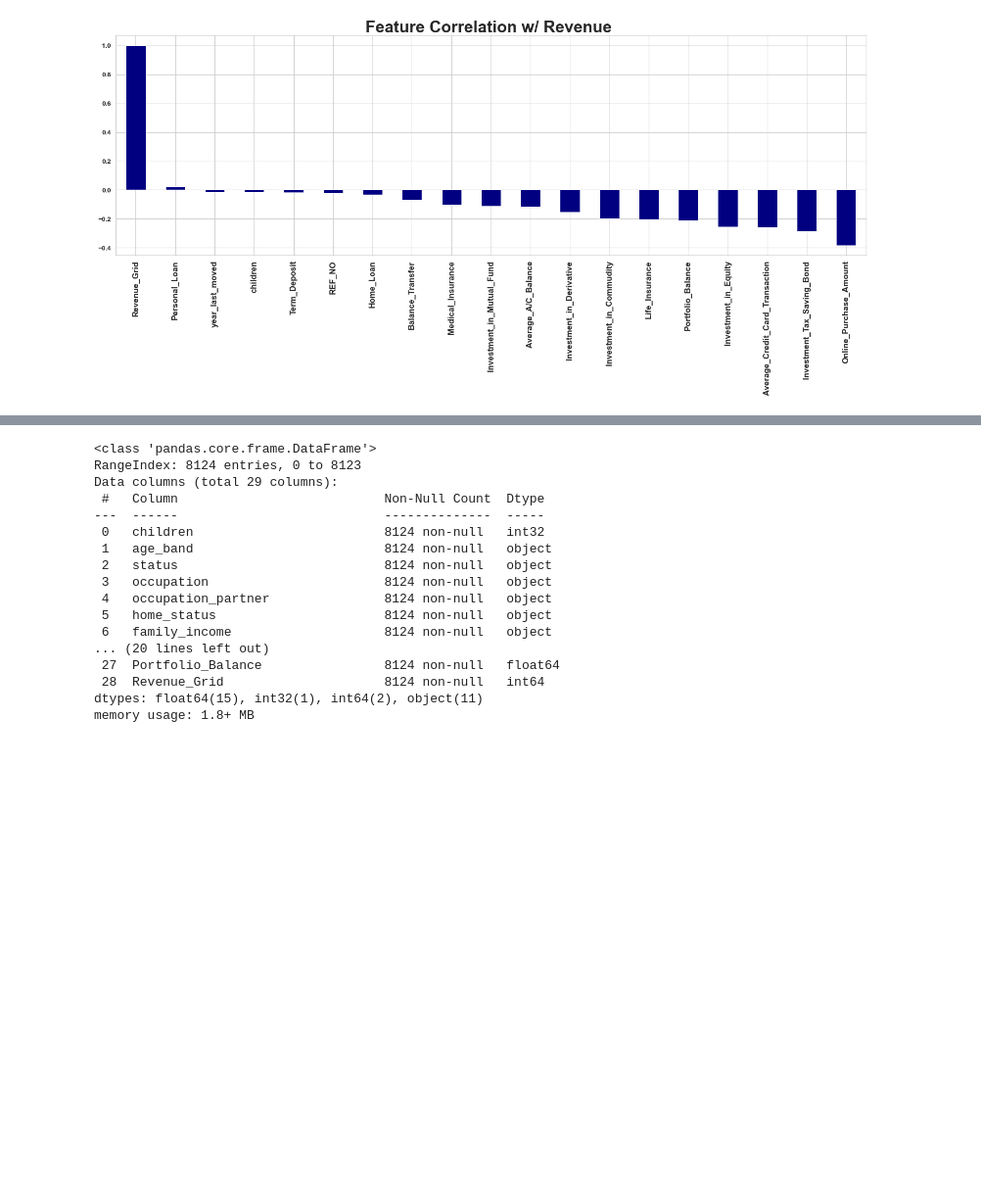
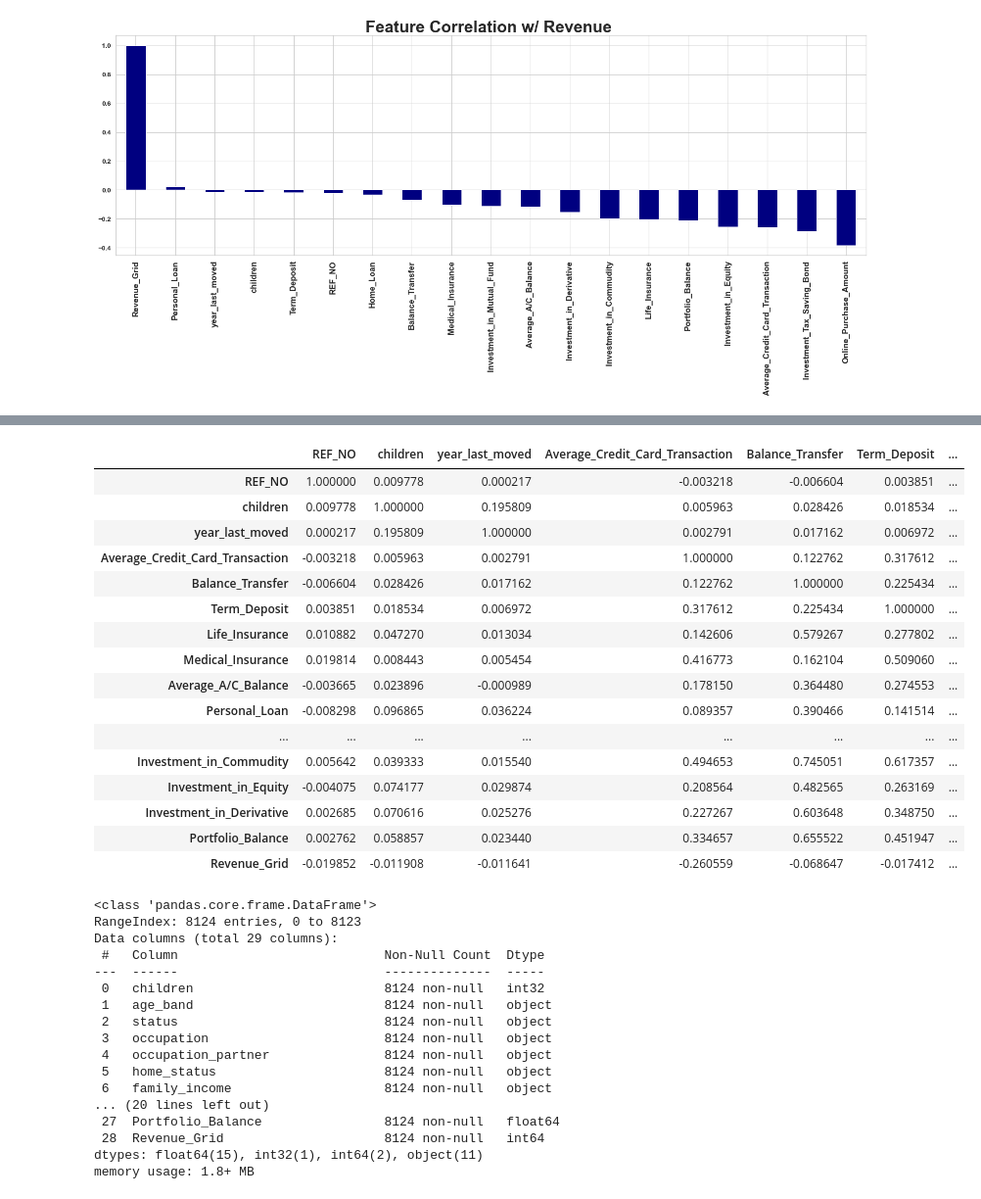
Before and after one commit to Karunakarbugide/Customer-Classification, a Jupyter notebook: customerClassification.ipynb, the cells around one changed output, grey strips where cells are left out. Shown at 98% size. Drawn from its saved outputs; the diff is of its cells as text; code cells hidden in the pictures; blank space fills up the shorter version.

```diff
--- a/customerClassification.ipynb
+++ b/customerClassification.ipynb
@@ -634,5 +638,25 @@ x = sns.heatmap(df_train.corr(), cmap = 'YlGnBu')
 # %%
 #sns.pairplot(df_train, hue='Revenue_Grid')
+# %%
+df_train.corr()
+# %% [output]
+|  | REF_NO | children | year_last_moved | Average_Credit_Card_Transaction | Balance_Transfer | Term_Deposit | ... |
+| REF_NO | 1.000000 | 0.009778 | 0.000217 | -0.003218 | -0.006604 | 0.003851 | ... |
+| children | 0.009778 | 1.000000 | 0.195809 | 0.005963 | 0.028426 | 0.018534 | ... |
+| year_last_moved | 0.000217 | 0.195809 | 1.000000 | 0.002791 | 0.017162 | 0.006972 | ... |
+| Average_Credit_Card_Transaction | -0.003218 | 0.005963 | 0.002791 | 1.000000 | 0.122762 | 0.317612 | ... |
+| Balance_Transfer | -0.006604 | 0.028426 | 0.017162 | 0.122762 | 1.000000 | 0.225434 | ... |
+| Term_Deposit | 0.003851 | 0.018534 | 0.006972 | 0.317612 | 0.225434 | 1.000000 | ... |
+| Life_Insurance | 0.010882 | 0.047270 | 0.013034 | 0.142606 | 0.579267 | 0.277802 | ... |
+| Medical_Insurance | 0.019814 | 0.008443 | 0.005454 | 0.416773 | 0.162104 | 0.509060 | ... |
+| Average_A/C_Balance | -0.003665 | 0.023896 | -0.000989 | 0.178150 | 0.364480 | 0.274553 | ... |
+| Personal_Loan | -0.008298 | 0.096865 | 0.036224 | 0.089357 | 0.390466 | 0.141514 | ... |
+| ... | ... | ... | ... | ... | ... | ... | ... |
+| Investment_in_Commudity | 0.005642 | 0.039333 | 0.015540 | 0.494653 | 0.745051 | 0.617357 | ... |
+| Investment_in_Equity | -0.004075 | 0.074177 | 0.029874 | 0.208564 | 0.482565 | 0.263169 | ... |
+| Investment_in_Derivative | 0.002685 | 0.070616 | 0.025276 | 0.227267 | 0.603648 | 0.348750 | ... |
+| Portfolio_Balance | 0.002762 | 0.058857 | 0.023440 | 0.334657 | 0.655522 | 0.451947 | ... |
+| Revenue_Grid | -0.019852 | -0.011908 | -0.011641 | -0.260559 | -0.068647 | -0.017412 | ... |
 # %%
 #post_code,post_area are with more unique values we can drop these features & also REF_NO
 df_train.drop(columns=['post_code','post_area','REF_NO'], axis=1, inplace=True)
```
Also changed, not shown: parts of 32 cells of this notebook, 1 other file.
